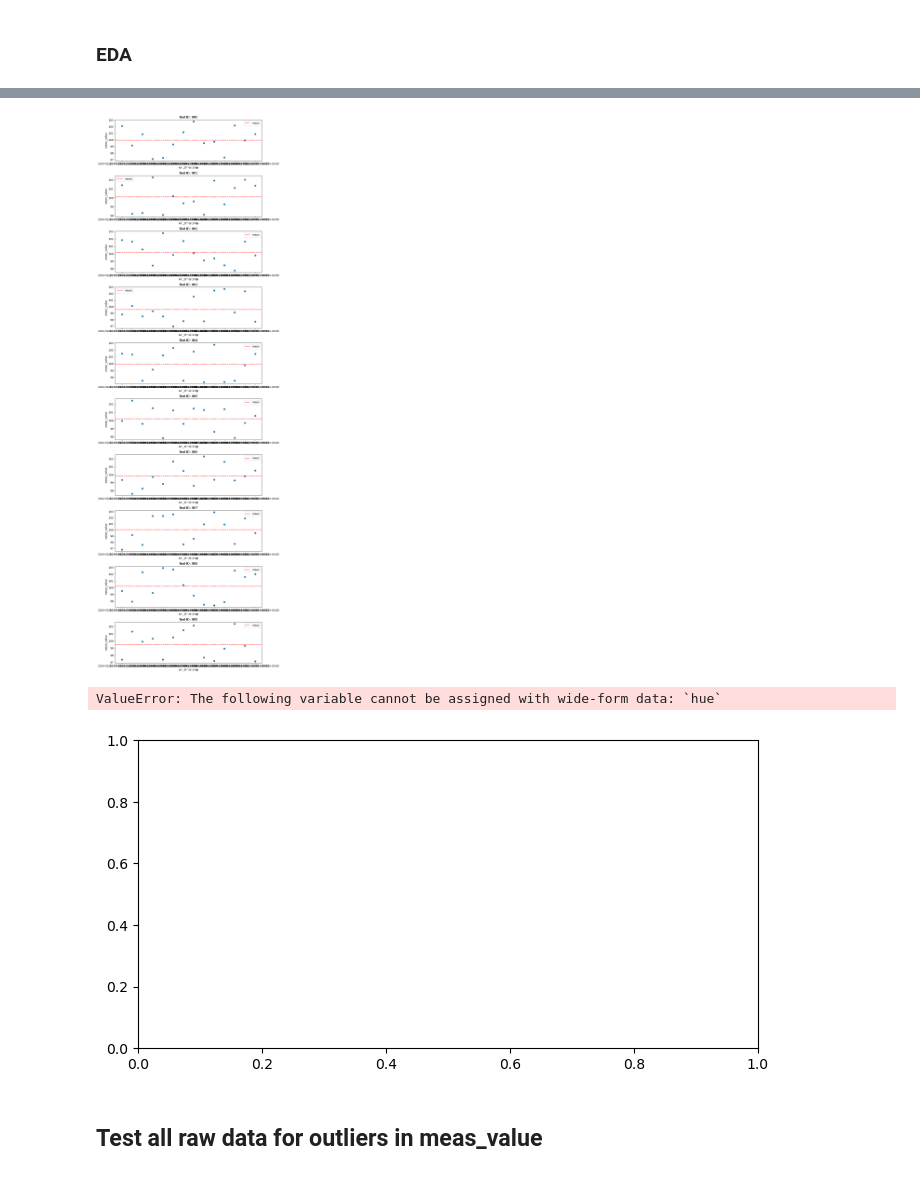
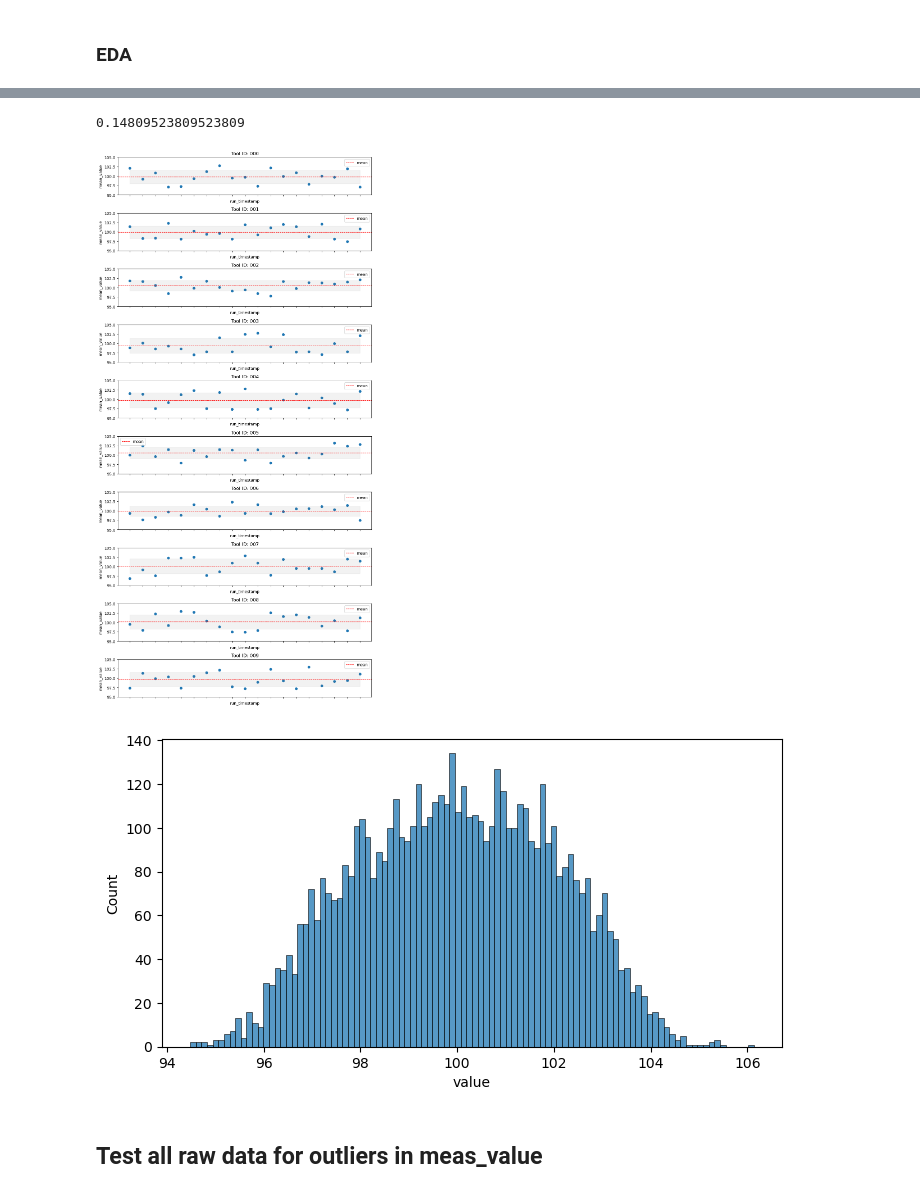
Before and after one commit to GoMrPickles/demo_20240205, a Jupyter notebook: Outlier testing.ipynb, the cells around one changed output, grey strips where cells are left out. Cells and saved outputs as stored; diff of their text form; code cells hidden in the pictures.

```diff
--- a/Outlier testing.ipynb
+++ b/Outlier testing.ipynb
@@ -56,37 +56,46 @@ data_summary.groupby("tool")[["mean_value", "total_value", "max_value", "min_val
+# %%
+data["outlier"].sum() / len(data.index)
+# %% [output]
+0.14809523809523809
 # %%
 # Create the subplots
-fig, axes = plt.subplots(nrows=10, ncols=1, figsize=(10, 30))
+fig, axes = plt.subplots(nrows=10, ncols=1, figsize=(10, 20))
 
 # Iterate over each unique tool_id
 for idx, tool in enumerate(data_summary['tool'].unique()):
     # Select data for the current tool_id
     tool_data = data_summary[data_summary['tool'].eq(tool)]
     mean = tool_data["mean_value"].mean()
+    one_sd = tool_data["mean_value"].std()
 
     # Plot the data for the current tool
-    axes[idx].scatter(tool_data['run_timestamp'].astype(str), tool_data['mean_value'])
+    axes[idx].scatter(x=tool_data['run_timestamp'].astype(str), y=tool_data['mean_value'])
     axes[idx].set_xlabel('run_timestamp')
+    axes[idx].set_xticklabels([])
     axes[idx].set_ylabel('mean_value')
     axes[idx].set_title(f'Tool ID: {tool}')
-    axes[idx].axhline(mean, c="r", linestyle="--", label="mean")
+    axes[idx].set_ylim(95, 105)
+    # add std dev band
+    axes[idx].axhline(mean, c="r", linestyle="--", label="mean", linewidth=1)
+    axes[idx].fill_between(
+        tool_data['run_timestamp'].astype(str), mean-one_sd, mean+one_sd,
+        color='gray',
+        alpha=0.1
+    )
+
     axes[idx].legend(loc="best")
 
-
-# Adjust the spacing between subplots
 plt.tight_layout()
-
-# Show the plot
 plt.show()
 # %% [output]
-[figure, old version]
+[figure, new version]
 # %%
 fig, ax = plt.subplots(1, 1, figsize=(8, 4))
 
-sns.histplot(data["value"], bins=100, hue="outlier")
+sns.histplot(data["value"], bins=100)
 plt.show()
 # %% [output]
-ValueError: The following variable cannot be assigned with wide-form data: `hue`
-[figure, old version]
+[figure, new version]
 # %% [markdown]
 ## Test all raw data for outliers in meas_value
 # %%
```
Also changed, not shown: parts of 4 cells of this notebook, 3 other files.
